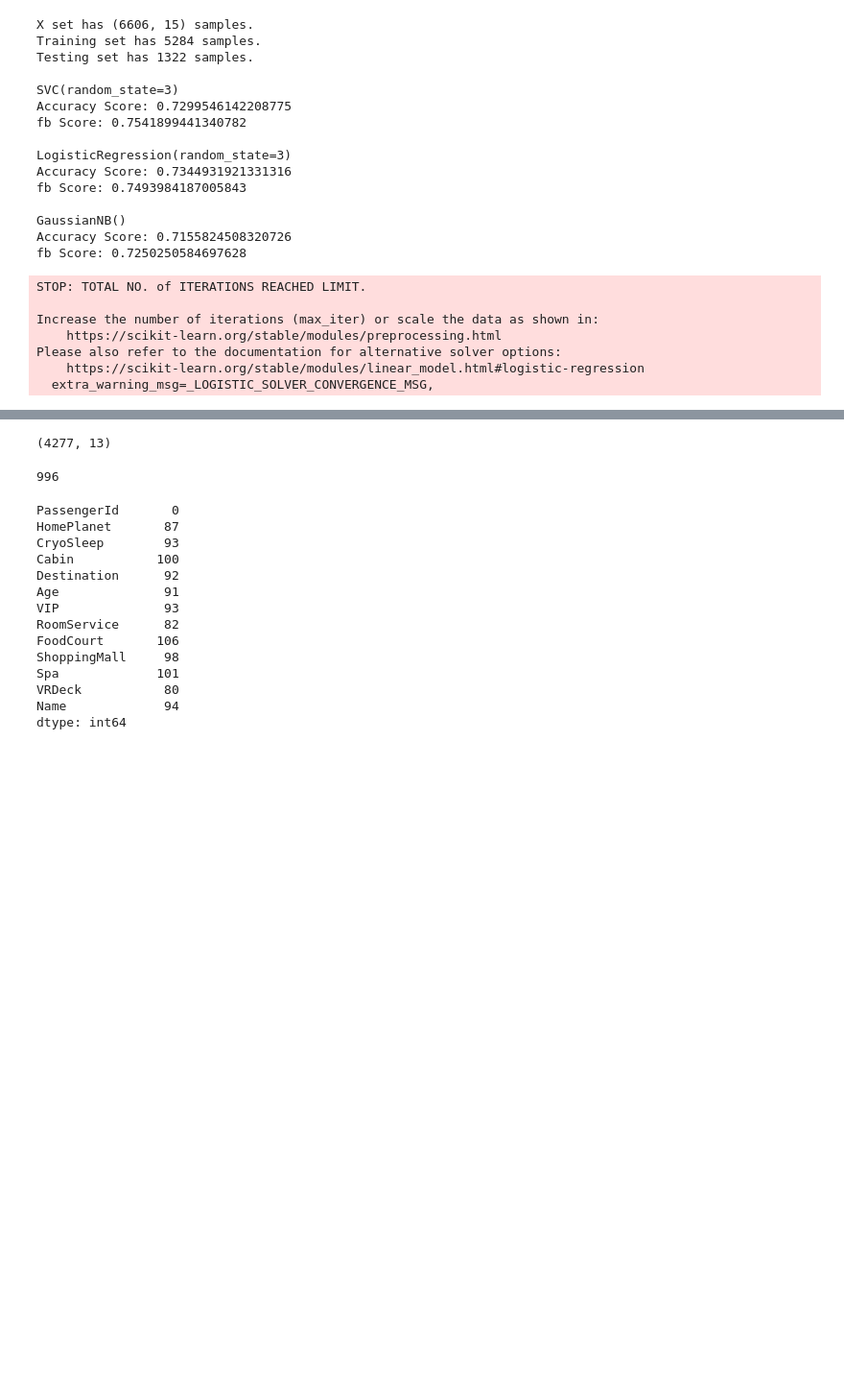
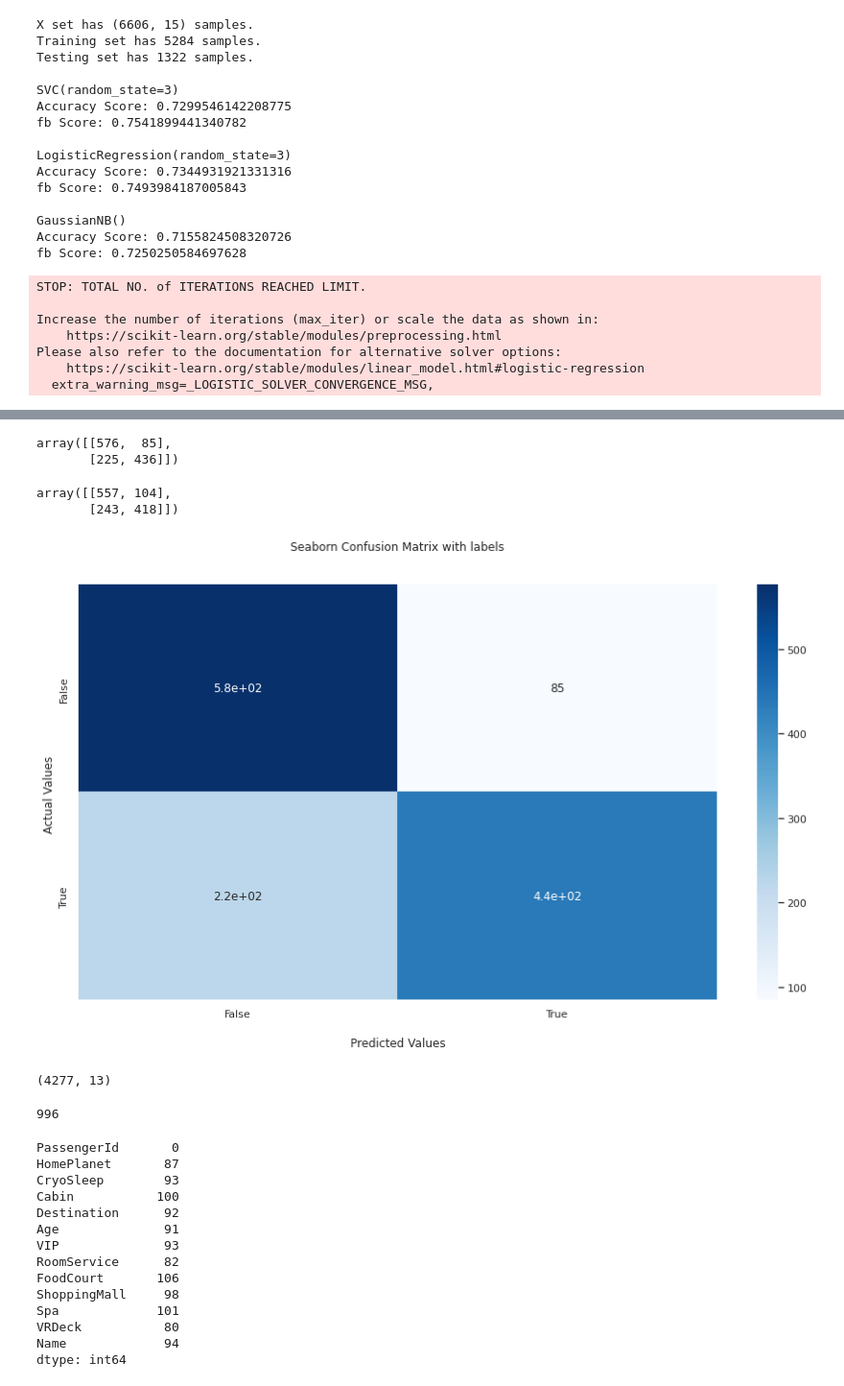
Before and after one commit to Bahaakhalled/Spaceship-Titanic, a Jupyter notebook: Space_Titanic_Submitted.ipynb, the cells around one changed output, grey strips where cells are left out. Shown at 96% size. Drawn from its saved outputs; the diff is of its cells as text; code cells hidden in the pictures; blank space fills up the shorter version.

```diff
--- a/Space_Titanic_Submitted.ipynb
+++ b/Space_Titanic_Submitted.ipynb
@@ -269,4 +285,6 @@ y=c_ship_miss['Transported']
 # %%
+from sklearn.ensemble import GradientBoostingClassifier
+import xgboost as xgb
 def predictbasicmodels(X,y):
   X_train, X_test, y_train, y_test = train_test_split(X, y, test_size = 0.2, random_state = 0)
   print("X set has {} samples.".format(X.shape))
@@ -292,15 +310,16 @@ def predictbasicmodels(X,y):
       print()
   return X_train, X_test, y_train, y_test
 
+import lightgbm as lgb
 
 def predictadvmodels(X,y):
   X_train, X_test, y_train, y_test = train_test_split(X, y, test_size = 0.2, random_state = 0)
   print("Training set has {} samples.".format(X_train.shape[0]))
   print("Testing set has {} samples.".format(X_test.shape[0]))
   print()
-  clf_A = RandomForestClassifier(random_state=3)
-  clf_B = DecisionTreeClassifier(random_state=3)
-  clf_C = AdaBoostClassifier(random_state=3)
+  clf_A = GradientBoostingClassifier(random_state=3)
+  clf_B = xgb.XGBClassifier(random_state=3)
+  clf_C = RandomForestClassifier(random_state=3)
 
   results = {}
   for clf in [clf_A, clf_B, clf_C]:
@@ -385,0 +434,14 @@ AdaBoostClassifier(random_state=3) after Optimization: 0.7611704230921312
+# %%
+from skopt import BayesSearchCV
+estimator=RandomForestClassifier(random_state=3)
+search_space={'criterion':['entropy'],'n_estimators':[50,500],'min_samples_split':[2,20],'min_samples_leaf':[1,5],'max_features':['sqrt','log2'],'oob_score':[True],'max_depth':[10,20]}
+
+fit_params= {
+    'early_stopping_rounds': 10,
+    'eval_set':[(X, y)],
+    'verbose': False
+}
+opt = BayesSearchCV(estimator=estimator,search_spaces=search_space,fit_params=fit_params,cv=3,scoring='accuracy',random_state=42,n_iter=20)
+# %%
+opt.fit(X_train,y_train)
+accuracy_score(y_test,opt.predict(X_test))
@@ -386 +460,23 @@ AdaBoostClassifier(random_state=3) after Optimization: 0.7611704230921312
+# %%
+confusion_matrix(y_test,opt.predict(X_test))
+# %% [output]
+array([[576,  85],
+       [225, 436]])
+# %%
+confusion_matrix(y_test,grid_fit.best_estimator_.predict(X_test))
+# %% [output]
+array([[557, 104],
+       [243, 418]])
+# %%
+cm=confusion_matrix(y_test,opt.predict(X_test))
+sns.set(rc = {'figure.figsize':(15,8)})
+ax = sns.heatmap(cm, annot=True, cmap='Blues')
+ax.set_title('Seaborn Confusion Matrix with labels\n\n');
+ax.set_xlabel('\nPredicted Values')
+ax.set_ylabel('Actual Values ');
+ax.xaxis.set_ticklabels(['False','True'])
+ax.yaxis.set_ticklabels(['False','True'])
+plt.show()
+# %% [output]
+[figure, added]
 # %%
```
Also changed, not shown: parts of 16 cells of this notebook.
